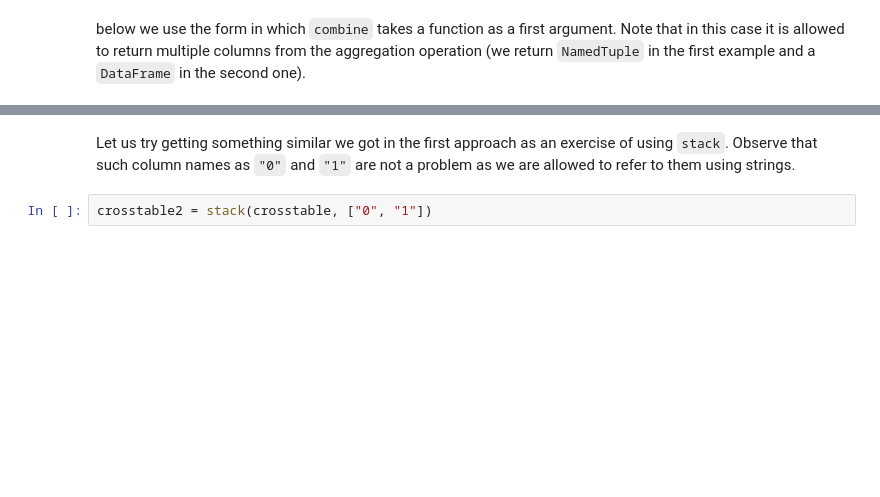
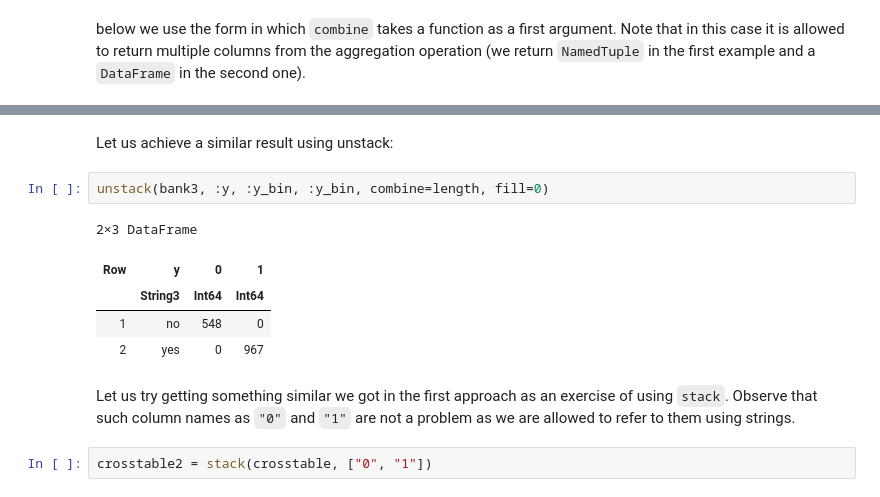
Before and after one commit to bkamins/JuliaCon2019-DataFrames-Tutorial, a Jupyter notebook: DataFramesIntroduction.ipynb, the cells around one changed output, grey strips where cells are left out. Saved outputs shown, nothing was run; the diff lists cells and outputs as text; blank space fills up the shorter version.

```diff
--- a/DataFramesIntroduction.ipynb
+++ b/DataFramesIntroduction.ipynb
@@ -755,6 +737,16 @@ end
 |  | String3 | Int64 | Int64 |
 | 1 | no | 548 | 0 |
 | 2 | yes | 0 | 967 |
+# %% [markdown]
+Let us achieve a similar result using unstack:
+# %%
+unstack(bank3, :y, :y_bin, :y_bin, combine=length, fill=0)
+# %% [output]
+2×3 DataFrame
+| Row | y | 0 | 1 |
+|  | String3 | Int64 | Int64 |
+| 1 | no | 548 | 0 |
+| 2 | yes | 0 | 967 |
 # %% [markdown]
 Let us try getting something similar we got in the first approach as an exercise of using `stack`. Observe that such column names as `"0"` and `"1"` are not a problem as we are allowed to refer to them using strings.
 # %%
```
Also changed, not shown: parts of 75 cells of this notebook, 2 other files.
